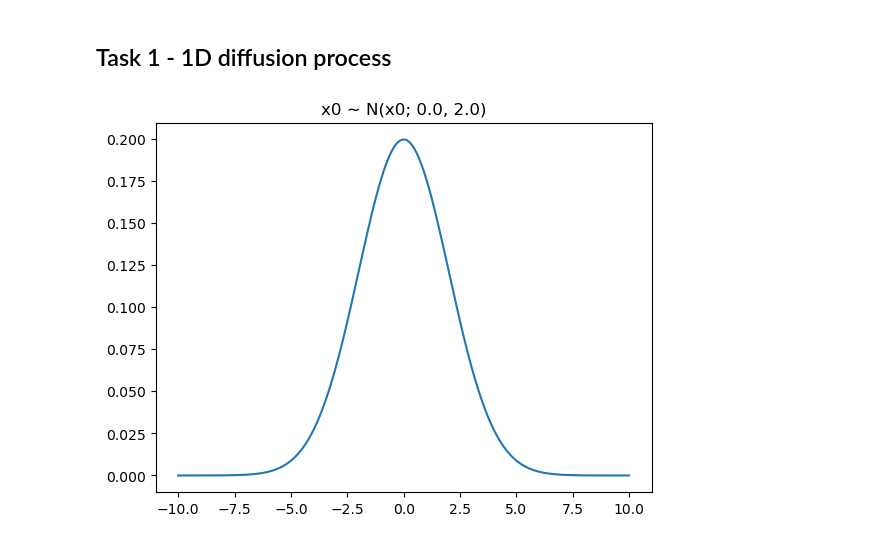
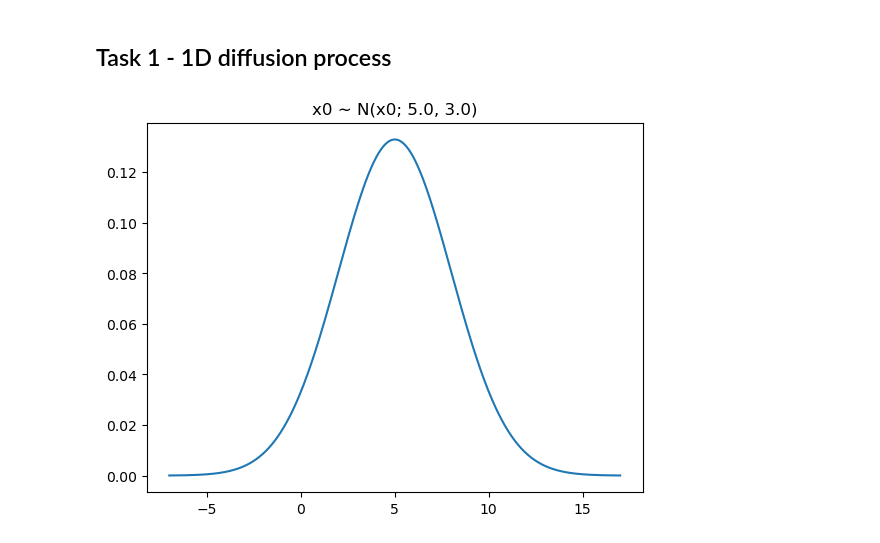
Before and after one commit to ZyzzGit/diffusion, a Jupyter notebook: DiffusionModels.ipynb, the cells around one changed output. Cells and saved outputs as stored; diff of their text form; code cells hidden in the pictures.

```diff
--- a/DiffusionModels.ipynb
+++ b/DiffusionModels.ipynb
@@ -21,16 +21,16 @@ torch.manual_seed(seed)
 ## Task 1 - 1D diffusion process
 # %%
 # x0 ∼ N(x0; m, p)
-m = 0.0
-p = 2.0
+m = 5.0
+p = 3.0
 
 # Plot distribution of x0
-x_axis = np.arange(-10, 10, 0.01)
+x_axis = np.arange(-7, 17, 0.01)
 plt.title(f"x0 ∼ N(x0; {m}, {p})")
 plt.plot(x_axis, norm.pdf(x_axis, m, p))
 plt.show()
 # %% [output]
-[figure, old version]
+[figure, new version]
 # %%
 # Iteratively runs forward diffusion on x0 for T timesteps
 # returns: [x1, ... ,xT]
```
Also changed, not shown: parts of 4 cells of this notebook.
